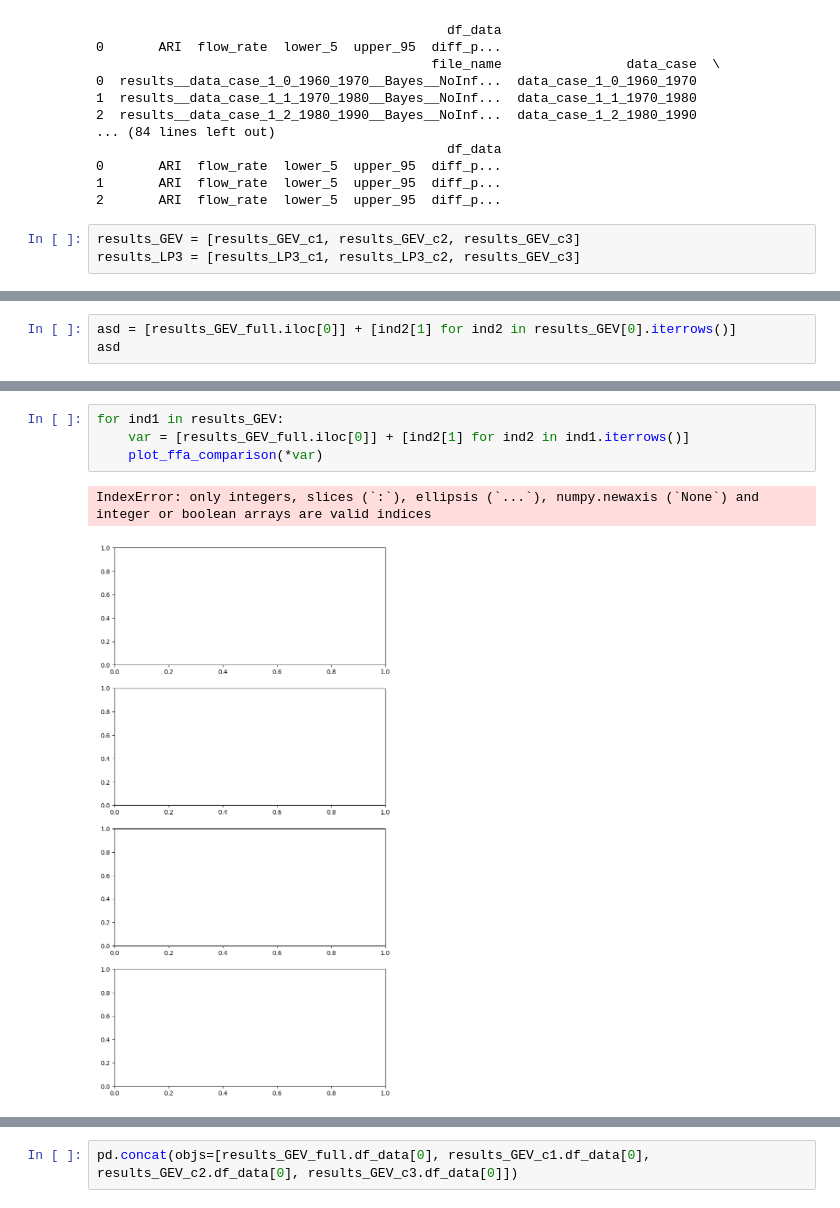
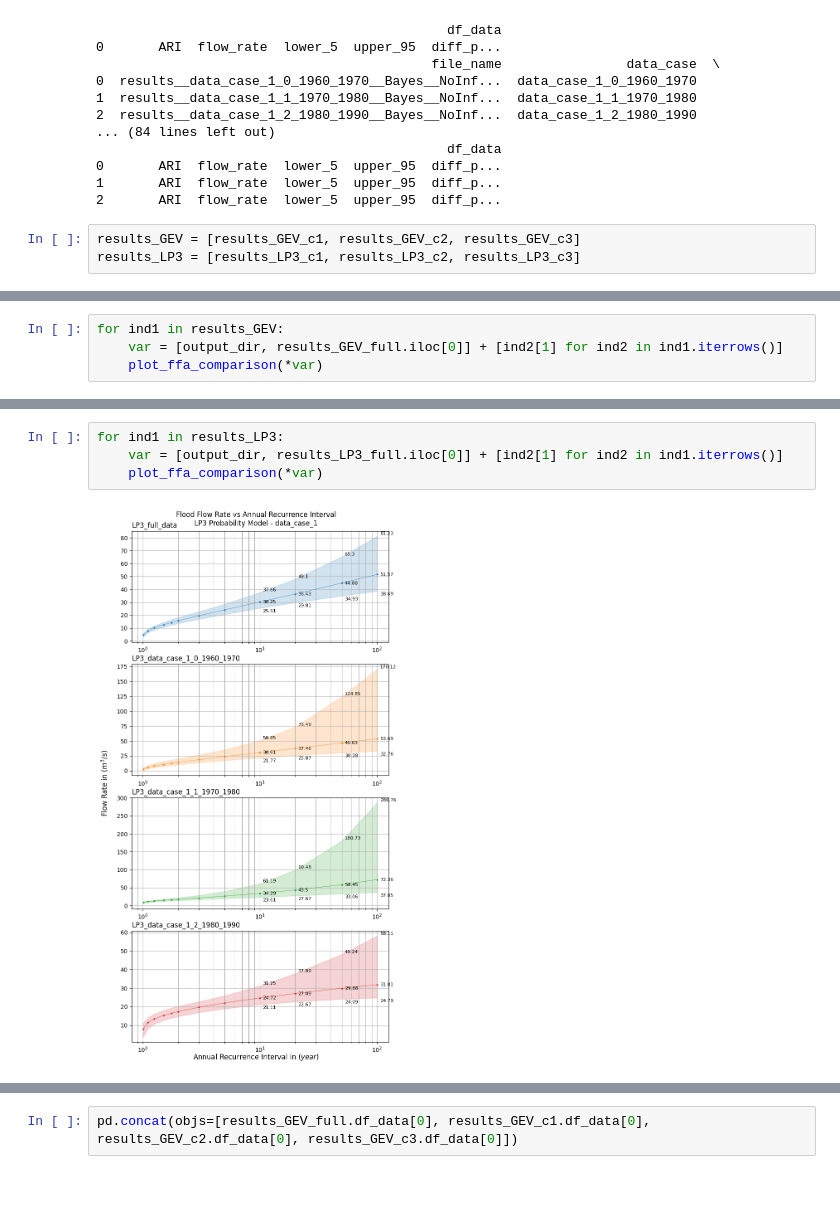
Before and after one commit to Holger-Paxi/Flood_Estimation, a Jupyter notebook: Assignment_1/Assignment_1__2nd.ipynb, the cells around one changed output, grey strips where cells are left out. Cells and saved outputs as stored; diff of their text form.

```diff
--- a/Assignment_1/Assignment_1__2nd.ipynb
+++ b/Assignment_1/Assignment_1__2nd.ipynb
@@ -347,4 +347,4 @@ print(results_GEV_full, results_GEV_c1, results_GEV_c2, results_GEV_c3, results_
 2       ARI  flow_rate  lower_5  upper_95  diff_p...
 # %%
 results_GEV = [results_GEV_c1, results_GEV_c2, results_GEV_c3]
-results_LP3 = [results_LP3_c1, results_LP3_c2, results_GEV_c3]
+results_LP3 = [results_LP3_c1, results_LP3_c2, results_LP3_c3]
@@ -577,4 +428,5 @@ def plot_ffa_comparison(arg_df_full, arg_df_c1, arg_df_c2, arg_df_c3):
 # %%
-asd = [results_GEV_full.iloc[0]] + [ind2[1] for ind2 in results_GEV[0].iterrows()]
-asd
+for ind1 in results_GEV:
+    var = [output_dir, results_GEV_full.iloc[0]] + [ind2[1] for ind2 in ind1.iterrows()]
+    plot_ffa_comparison(*var)
 # %% [output]
@@ -614,7 +436,6 @@ asd[1].df
 # %%
-for ind1 in results_GEV:
-    var = [results_GEV_full.iloc[0]] + [ind2[1] for ind2 in ind1.iterrows()]
+for ind1 in results_LP3:
+    var = [output_dir, results_LP3_full.iloc[0]] + [ind2[1] for ind2 in ind1.iterrows()]
     plot_ffa_comparison(*var)
 # %% [output]
-IndexError: only integers, slices (`:`), ellipsis (`...`), numpy.newaxis (`None`) and integer or boolean arrays are valid indices
-[figure, old version]
+[figure, new version]
```
Also changed, not shown: parts of 26 cells of this notebook, 6 other files.
